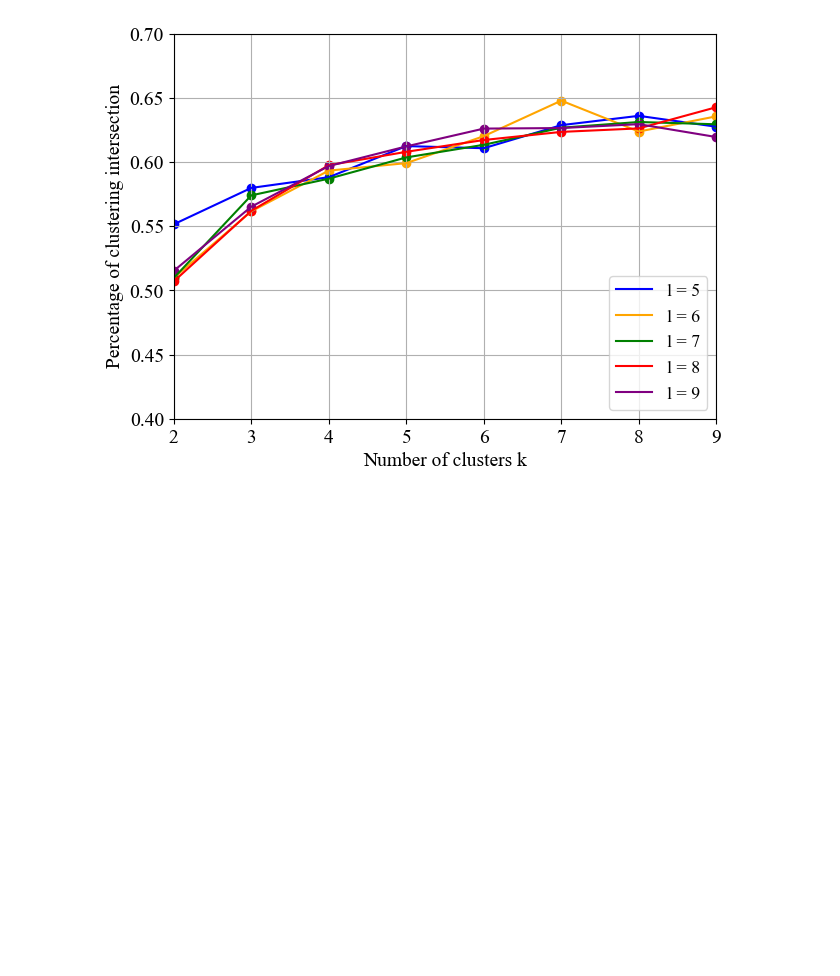
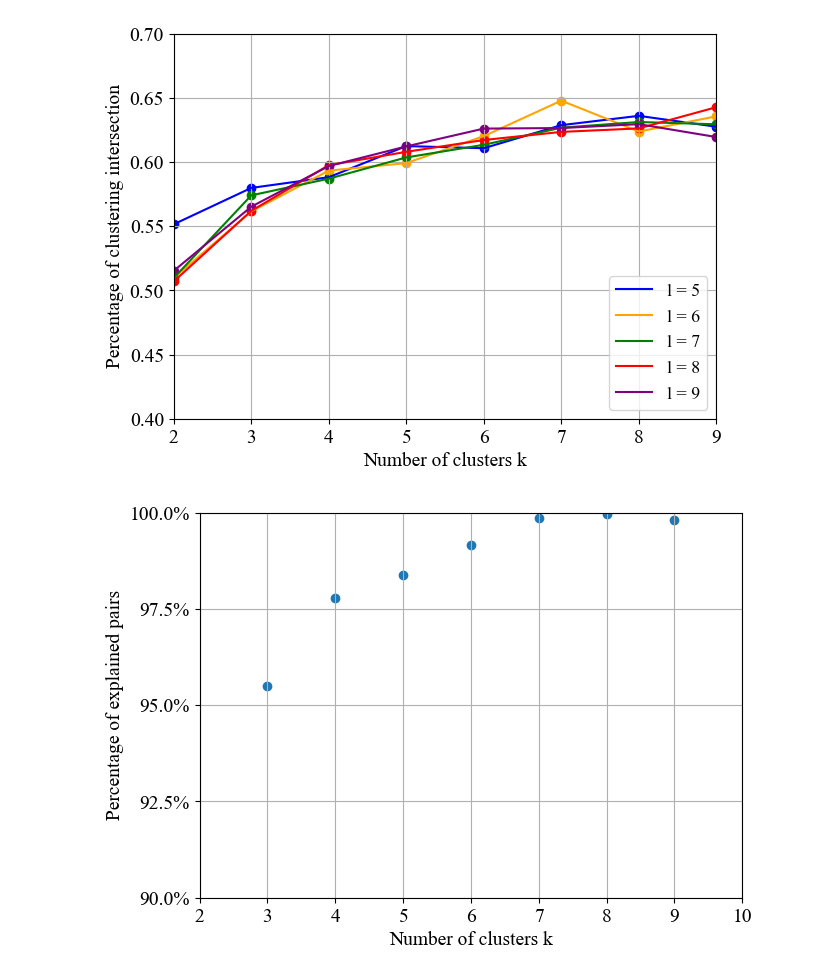
Before and after one commit to Agathe48/cs-sdp-2023-24, a Jupyter notebook: notebooks/results_graphs.ipynb, the cells around one changed output. Saved outputs shown, nothing was run; the diff lists cells and outputs as text; code cells hidden in the pictures; blank space fills up the shorter version.

Commit message:
scalability curve

```diff
--- a/notebooks/results_graphs.ipynb
+++ b/notebooks/results_graphs.ipynb
@@ -175,3 +178,36 @@ fig.savefig('../images/' + 'Metric_2_comparison_for_values_of_k_and_l' + '.pdf',
 fig.savefig('../images/'  + 'Metric_2_comparison_for_values_of_k_and_l' + '.png', dpi=300, format='png', bbox_inches="tight")
 # %% [output]
 [figure]
+# %%
+fsize = [7, 5]
+plt.rc('font', family = 'serif', size = '14')
+plt.rc('legend', fontsize = 13)
+
+plt.rcParams["font.family"] = "Times New Roman"
+plt.rcParams['figure.figsize'] = fsize
+
+fig, ax = plt.subplots(1, 1)
+
+# list of iterations
+x = [i for i in range(3, 10)]
+y_new_init_2_pairs = [list_new_init_2[i][0] for i in range(7)]
+# y_new_init_2_cluster = [list_new_init_2[i][1] for i in range(7)]
+
+ax.scatter(x, y_new_init_2_pairs)
+
+ax.yaxis.set_major_formatter(mtick.PercentFormatter(1)) # put y axis in percentage, 1 is for 100%
+ax.xaxis.set_major_locator(mtick.MultipleLocator(1.00))
+ax.yaxis.set_major_locator(mtick.MultipleLocator(0.025))
+
+ax.set_ylim(0.9, 1)
+ax.set_xlim(2, 10)
+
+# ax.legend(loc = 'lower right')
+ax.set_xlabel('Number of clusters k')
+ax.set_ylabel('Percentage of explained pairs')
+ax.grid()
+
+fig.savefig('../images/' + 'Metric_1_Scalabilite' + '.pdf', format='pdf', bbox_inches="tight")
+fig.savefig('../images/'  + 'Metric_1Scalabilite' + '.png', dpi=300, format='png', bbox_inches="tight")
+# %% [output]
+[figure, added]
```
Also changed, not shown: parts of 1 cell of this notebook, 6 other files.
